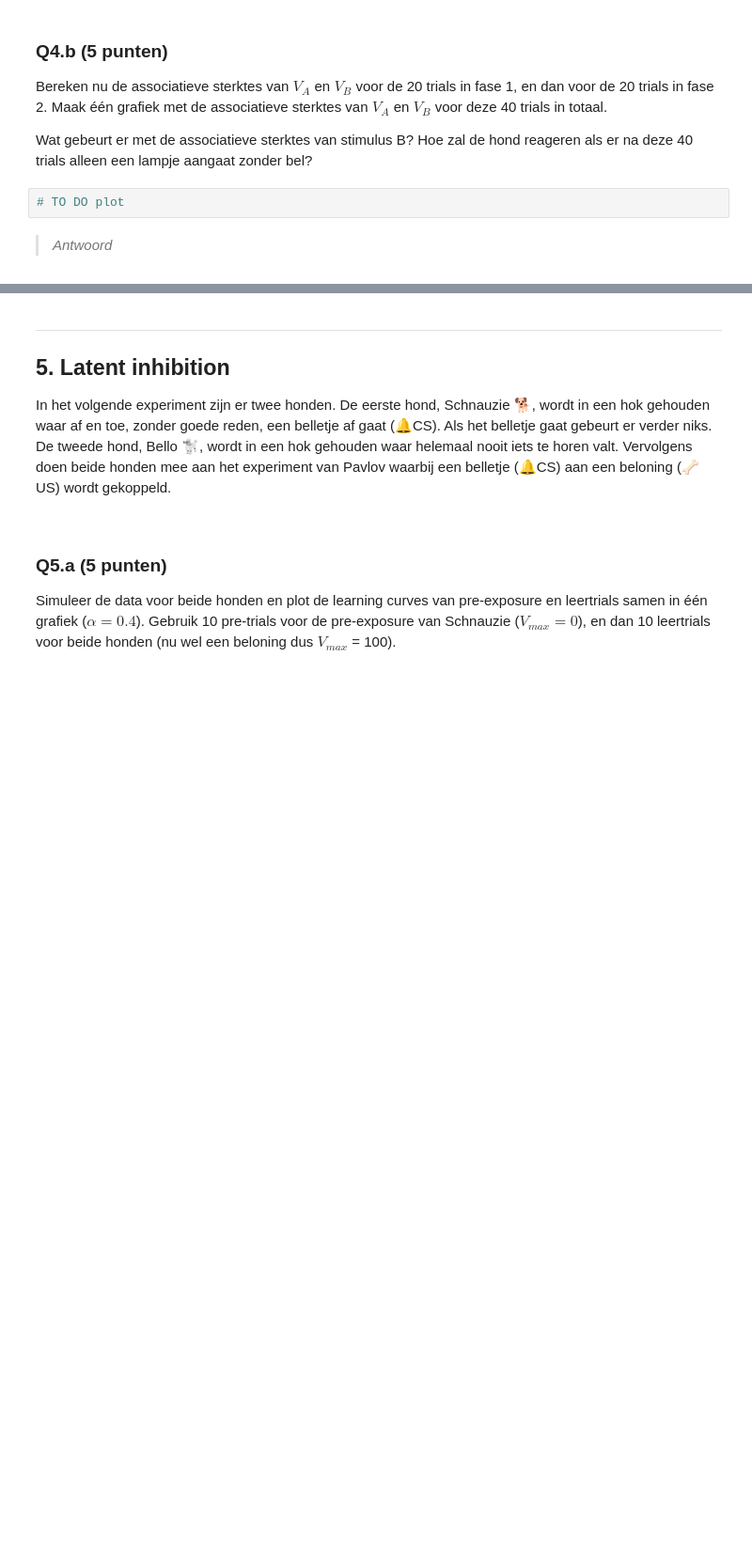
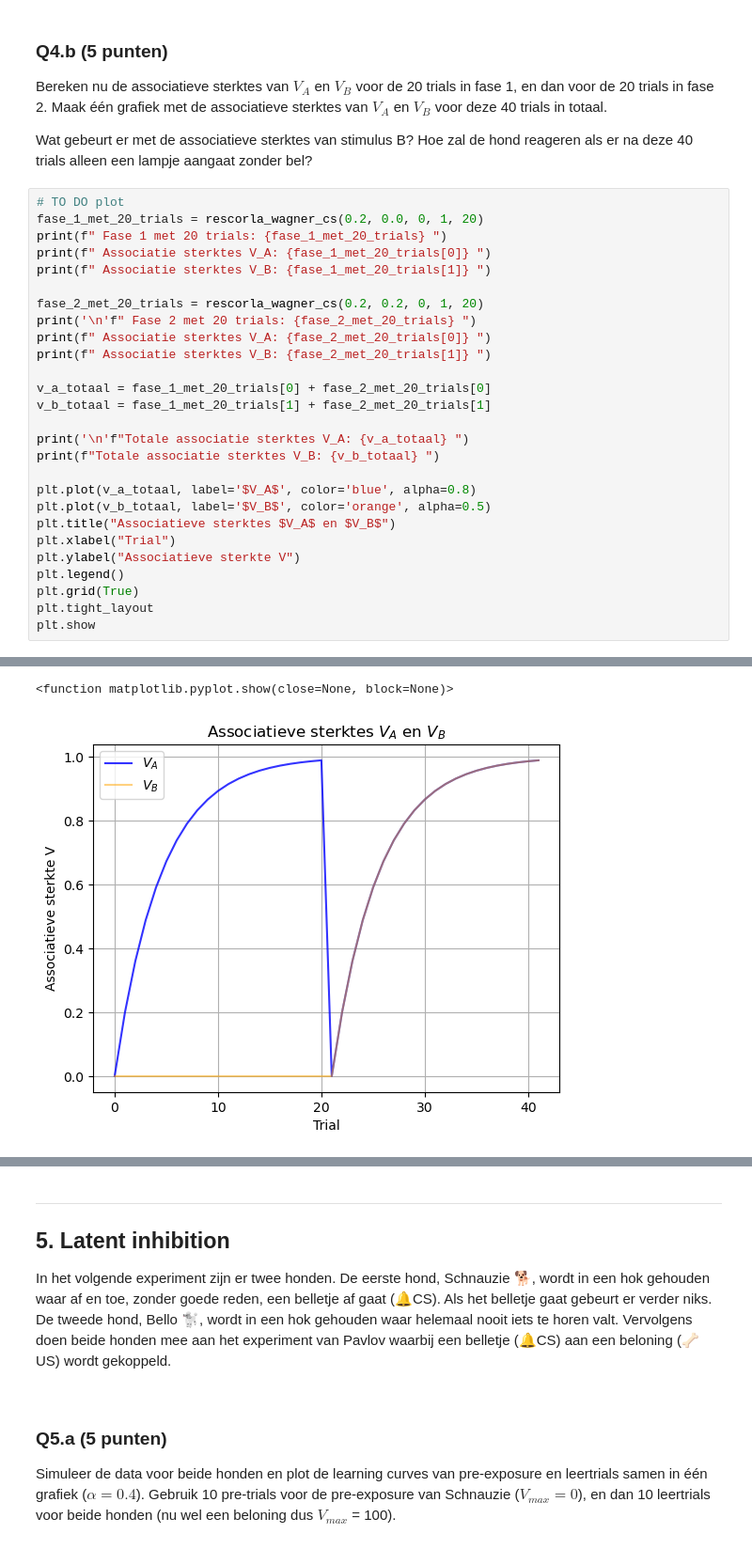
Before and after one commit to xsznr/CogMod, a Jupyter notebook: Assignment 1/Assignment_1.ipynb, the cells around one changed output, grey strips where cells are left out. Shown at 94% size. Drawn from its saved outputs; the diff is of its cells as text; blank space fills up the shorter version.

```diff
--- a/Assignment 1/Assignment_1.ipynb
+++ b/Assignment 1/Assignment_1.ipynb
@@ -394,7 +415,31 @@ Bij het begin van het experiment zijn alle associatie sterktes 0. Wat is de asso
 Bereken nu de associatieve sterktes van $V_A$ en $V_B$ voor de 20 trials in fase 1, en dan voor de 20 trials in fase 2. Maak één grafiek met de associatieve sterktes van $V_A$ en $V_B$ voor deze 40 trials in totaal.
 
 Wat gebeurt er met de associatieve sterktes van stimulus B? Hoe zal de hond reageren als er na deze 40 trials alleen een lampje aangaat zonder bel?
-# %%
-# TO DO plot
-# %% [markdown]
-> *Antwoord*
+# %%
+# TO DO plot
+fase_1_met_20_trials = rescorla_wagner_cs(0.2, 0.0, 0, 1, 20)
+print(f" Fase 1 met 20 trials: {fase_1_met_20_trials} ")
+print(f" Associatie sterktes V_A: {fase_1_met_20_trials[0]} ")
+print(f" Associatie sterktes V_B: {fase_1_met_20_trials[1]} ")
+
+fase_2_met_20_trials = rescorla_wagner_cs(0.2, 0.2, 0, 1, 20)
+print('\n'f" Fase 2 met 20 trials: {fase_2_met_20_trials} ")
+print(f" Associatie sterktes V_A: {fase_2_met_20_trials[0]} ")
+print(f" Associatie sterktes V_B: {fase_2_met_20_trials[1]} ")
+
+v_a_totaal = fase_1_met_20_trials[0] + fase_2_met_20_trials[0]
+v_b_totaal = fase_1_met_20_trials[1] + fase_2_met_20_trials[1]
+
+print('\n'f"Totale associatie sterktes V_A: {v_a_totaal} ")
+print(f"Totale associatie sterktes V_B: {v_b_totaal} ")
+
+plt.plot(v_a_totaal, label='$V_A$', color='blue', alpha=0.8)
+plt.plot(v_b_totaal, label='$V_B$', color='orange', alpha=0.5)
+plt.title("Associatieve sterktes $V_A$ en $V_B$")
+plt.xlabel("Trial")
+plt.ylabel("Associatieve sterkte V")
+plt.legend()
+plt.grid(True)
+plt.tight_layout
+plt.show
+# %% [output]
@@ -400,0 +456,2 @@ Wat gebeurt er met de associatieve sterktes van stimulus B? Hoe zal de hond reag
+<function matplotlib.pyplot.show(close=None, block=None)>
+[figure, added]
```
Also changed, not shown: parts of 22 cells of this notebook.
